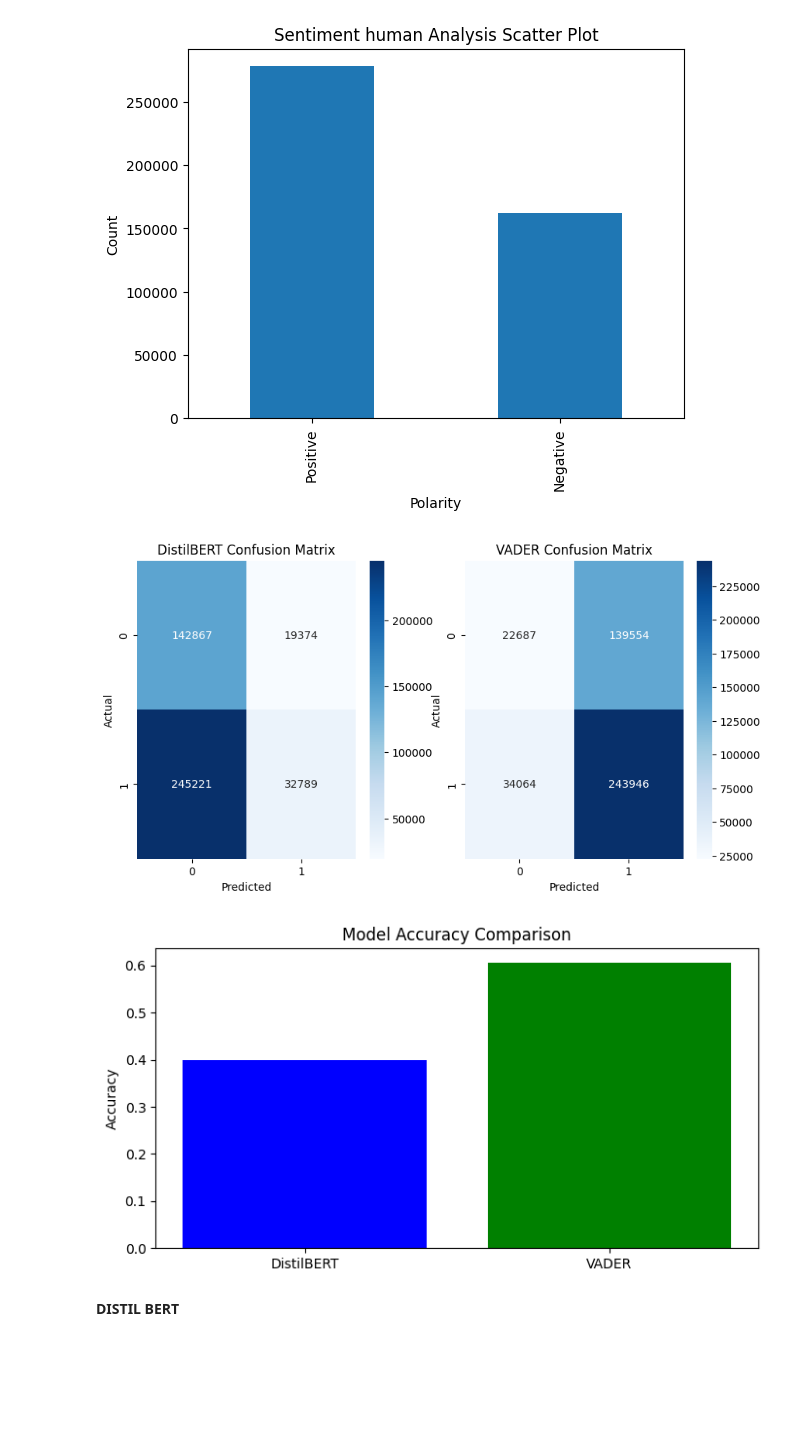
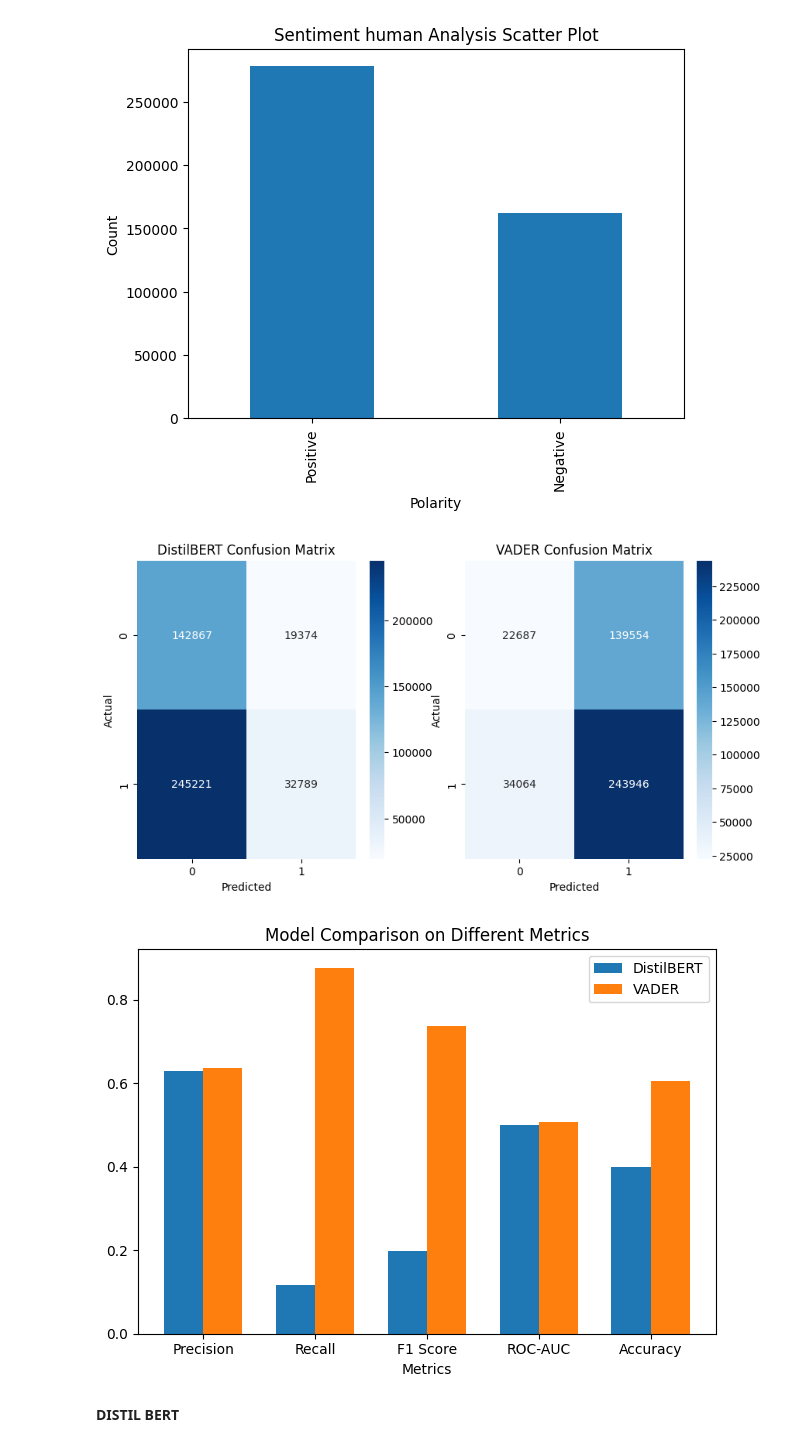
Before and after one commit to Aidasvenc/sentiment-analysis, a Jupyter notebook: marc_sentiment_analysis.ipynb, the cells around one changed output. Cells and saved outputs as stored; diff of their text form; code cells hidden in the pictures; blank space fills up the shorter version.

Commit message:
more metrics

```diff
--- a/marc_sentiment_analysis.ipynb
+++ b/marc_sentiment_analysis.ipynb
@@ -96,44 +96,74 @@ plt.show()
 # %% [output]
 [figure]
 # %%
+import pandas as pd
+import matplotlib.pyplot as plt
+import seaborn as sns
+from sklearn.metrics import confusion_matrix, accuracy_score, precision_score, recall_score, f1_score, roc_auc_score
+
 # Map string sentiments to binary for comparison
 mapping = {'Positive': 1, 'Negative': 0}
 vader_mapping = {'positive': 1, 'negative': 0}
 distil_mapping = {'POSITIVE': 1, 'NEGATIVE': 0}
+
 df['ground_truth'] = df['Sentiment'].map(mapping)
 df['distil_pred'] = df['distil_sentiment'].map(distil_mapping)
 df['vader_pred'] = df['Sentiment_VADER'].map(vader_mapping)
 
-# Calculate confusion matrices
+# Calculate confusion matrices and accuracies
 cm_distil = confusion_matrix(df['ground_truth'], df['distil_pred'])
 cm_vader = confusion_matrix(df['ground_truth'], df['vader_pred'])
-
-# Calculate accuracies
 acc_distil = accuracy_score(df['ground_truth'], df['distil_pred'])
 acc_vader = accuracy_score(df['ground_truth'], df['vader_pred'])
+
+# Additional metrics
+precision_distil = precision_score(df['ground_truth'], df['distil_pred'])
+recall_distil = recall_score(df['ground_truth'], df['distil_pred'])
+f1_distil = f1_score(df['ground_truth'], df['distil_pred'])
+roc_auc_distil = roc_auc_score(df['ground_truth'], df['distil_pred'])
+
+precision_vader = precision_score(df['ground_truth'], df['vader_pred'])
+recall_vader = recall_score(df['ground_truth'], df['vader_pred'])
+f1_vader = f1_score(df['ground_truth'], df['vader_pred'])
+roc_auc_vader = roc_auc_score(df['ground_truth'], df['vader_pred'])
 
 # Plotting confusion matrices
 fig, ax = plt.subplots(1, 2, figsize=(10, 5))
 sns.heatmap(cm_distil, annot=True, fmt='d', ax=ax[0], cmap='Blues')
 ax[0].set_title('DistilBERT Confusion Matrix')
 ax[0].set_xlabel('Predicted')
 ax[0].set_ylabel('Actual')
 
 sns.heatmap(cm_vader, annot=True, fmt='d', ax=ax[1], cmap='Blues')
 ax[1].set_title('VADER Confusion Matrix')
 ax[1].set_xlabel('Predicted')
 ax[1].set_ylabel('Actual')
-
 plt.show()
 
-# Bar chart of accuracies
-plt.figure(figsize=(8, 4))
-plt.bar(['DistilBERT', 'VADER'], [acc_distil, acc_vader], color=['blue', 'green'])
-plt.title('Model Accuracy Comparison')
-plt.ylabel('Accuracy')
+# Metrics for models
+metrics = ['Precision', 'Recall', 'F1 Score', 'ROC-AUC', 'Accuracy']
+distil_values = [precision_distil, recall_distil, f1_distil, roc_auc_distil, acc_distil]
+vader_values = [precision_vader, recall_vader, f1_vader, roc_auc_vader, acc_vader]
+
+# Visualize all metrics
+x = list(range(len(metrics)))  # Convert range to list for arithmetic operations
+width = 0.35  # the width of the bars
+
+fig, ax = plt.subplots()
+rects1 = ax.bar([xi - width/2 for xi in x], distil_values, width, label='DistilBERT')
+rects2 = ax.bar([xi + width/2 for xi in x], vader_values, width, label='VADER')
+
+# Add some text for labels, title and custom x-axis tick labels, etc.
+ax.set_xlabel('Metrics')
+ax.set_title('Model Comparison on Different Metrics')
+ax.set_xticks(x)
+ax.set_xticklabels(metrics)
+ax.legend()
+
+fig.tight_layout()
 plt.show()
 # %% [output]
 [figure]
-[figure, old version]
+[figure, new version]
 # %%
 # Save the updated DataFrame back to a Parquet file
```
Also changed, not shown: parts of 2 cells of this notebook.
